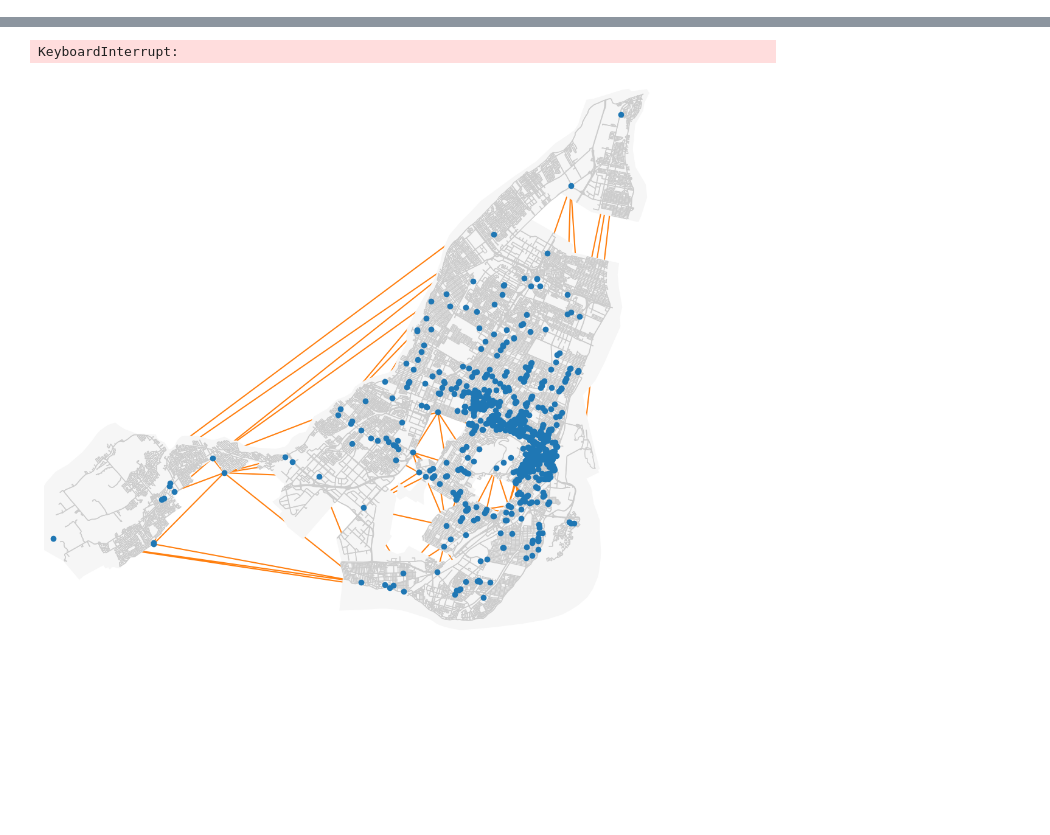
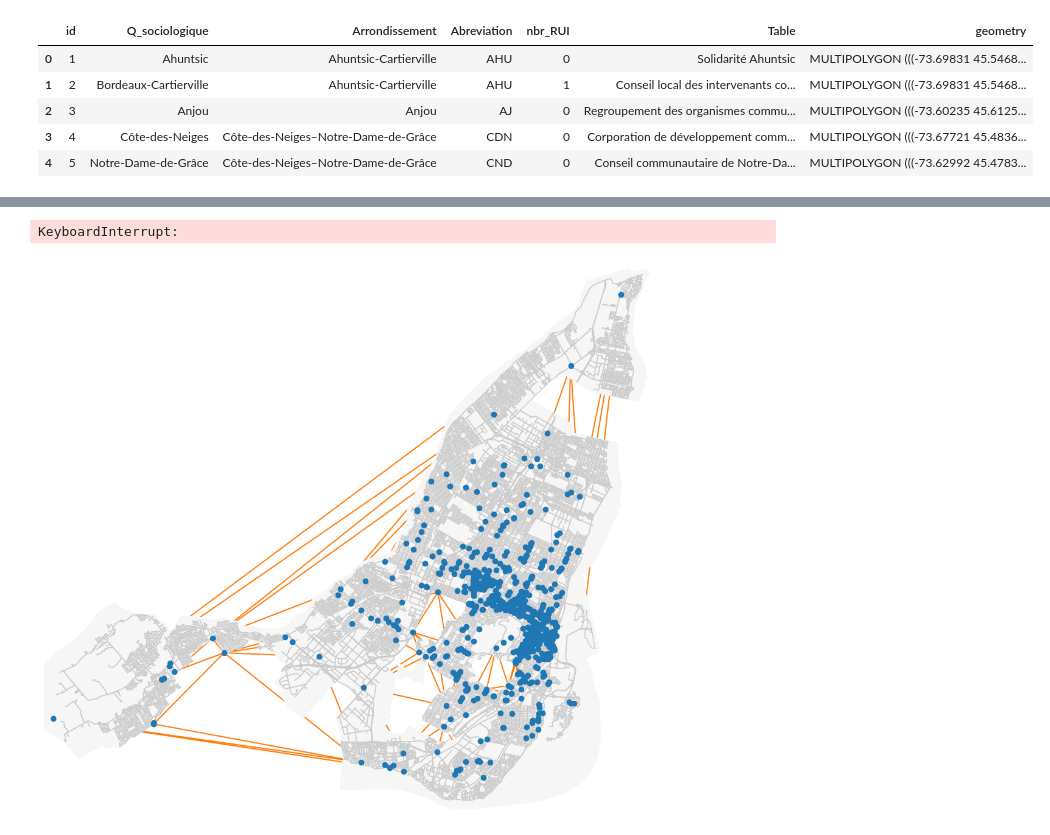
Before and after one commit to michelo200/GDS_project_deployment, a Jupyter notebook: initial_analysis/pois_analysis_caro.ipynb, the cells around one changed output, grey strips where cells are left out. Drawn from its saved outputs; the diff is of its cells as text; code cells hidden in the pictures; blank space fills up the shorter version.

```diff
--- a/initial_analysis/pois_analysis_caro.ipynb
+++ b/initial_analysis/pois_analysis_caro.ipynb
@@ -33,0 +35,9 @@ districts
+# %%
+polygons_2.head()
+# %% [output]
+|  | id | Q_sociologique | Arrondissement | Abreviation | nbr_RUI | Table | geometry |
+| 0 | 1 | Ahuntsic | Ahuntsic-Cartierville | AHU | 0 | Solidarité Ahuntsic | MULTIPOLYGON (((-73.69831 45.5468... |
+| 1 | 2 | Bordeaux-Cartierville | Ahuntsic-Cartierville | AHU | 1 | Conseil local des intervenants co... | MULTIPOLYGON (((-73.69831 45.5468... |
+| 2 | 3 | Anjou | Anjou | AJ | 0 | Regroupement des organismes commu... | MULTIPOLYGON (((-73.60235 45.6125... |
+| 3 | 4 | Côte-des-Neiges | Côte-des-Neiges–Notre-Dame-de-Grâce | CDN | 0 | Corporation de développement comm... | MULTIPOLYGON (((-73.67721 45.4836... |
+| 4 | 5 | Notre-Dame-de-Grâce | Côte-des-Neiges–Notre-Dame-de-Grâce | CND | 0 | Conseil communautaire de Notre-Da... | MULTIPOLYGON (((-73.62992 45.4783... |
```
Also changed, not shown: parts of 18 cells of this notebook, 4 other files.
